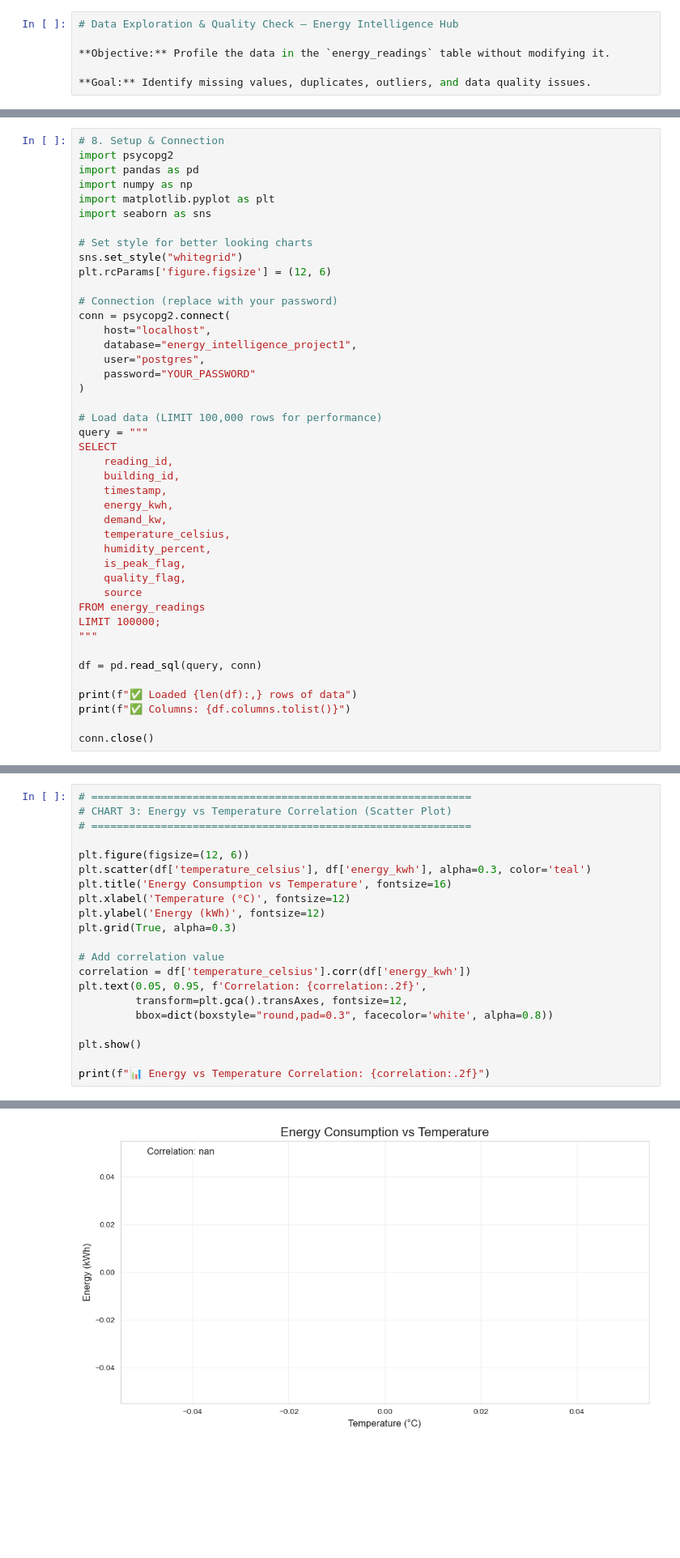
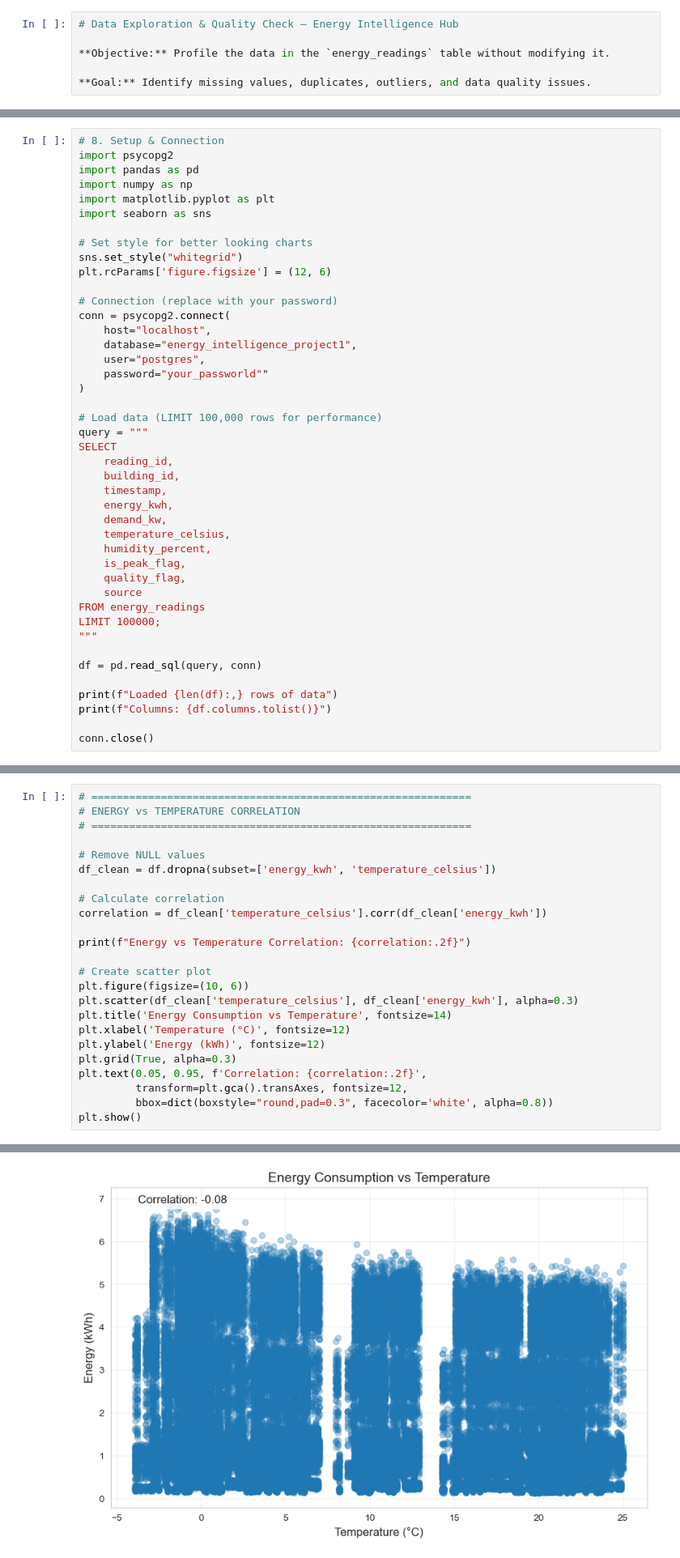
Before and after one commit to islam351/energy_intelligence_project1, a Jupyter notebook: notebooks/01_data_exploration_and_cleaning.ipynb, the cells around one changed output, grey strips where cells are left out. Shown at 81% size. Cells and saved outputs as stored; diff of their text form; blank space fills up the shorter version.

Commit message:
update.corr

```diff
--- a/notebooks/01_data_exploration_and_cleaning.ipynb
+++ b/notebooks/01_data_exploration_and_cleaning.ipynb
@@ -192,7 +192,7 @@ conn = psycopg2.connect(
     host="localhost",
     database="energy_intelligence_project1",
     user="postgres",
-    password="YOUR_PASSWORD"
+    password="your_passworld""
 )
 
 # Load data (LIMIT 100,000 rows for performance)
@@ -214,8 +214,8 @@ LIMIT 100000;
 
 df = pd.read_sql(query, conn)
 
-print(f"✅ Loaded {len(df):,} rows of data")
-print(f"✅ Columns: {df.columns.tolist()}")
+print(f"Loaded {len(df):,} rows of data")
+print(f"Columns: {df.columns.tolist()}")
 
 conn.close()
 # %% [output]
@@ -381,22 +378,25 @@ building_id
 # %%
 # ============================================================
-# CHART 3: Energy vs Temperature Correlation (Scatter Plot)
+# ENERGY vs TEMPERATURE CORRELATION
 # ============================================================
 
-plt.figure(figsize=(12, 6))
-plt.scatter(df['temperature_celsius'], df['energy_kwh'], alpha=0.3, color='teal')
-plt.title('Energy Consumption vs Temperature', fontsize=16)
+# Remove NULL values
+df_clean = df.dropna(subset=['energy_kwh', 'temperature_celsius'])
+
+# Calculate correlation
+correlation = df_clean['temperature_celsius'].corr(df_clean['energy_kwh'])
+
+print(f"Energy vs Temperature Correlation: {correlation:.2f}")
+
+# Create scatter plot
+plt.figure(figsize=(10, 6))
+plt.scatter(df_clean['temperature_celsius'], df_clean['energy_kwh'], alpha=0.3)
+plt.title('Energy Consumption vs Temperature', fontsize=14)
 plt.xlabel('Temperature (°C)', fontsize=12)
 plt.ylabel('Energy (kWh)', fontsize=12)
 plt.grid(True, alpha=0.3)
-
-# Add correlation value
-correlation = df['temperature_celsius'].corr(df['energy_kwh'])
 plt.text(0.05, 0.95, f'Correlation: {correlation:.2f}',
          transform=plt.gca().transAxes, fontsize=12,
          bbox=dict(boxstyle="round,pad=0.3", facecolor='white', alpha=0.8))
-
 plt.show()
-
-print(f"📊 Energy vs Temperature Correlation: {correlation:.2f}")
 # %% [output]
@@ -403 +404 @@ print(f"📊 Energy vs Temperature Correlation: {correlation:.2f}")
-[figure, old version]
+[figure, new version]
```
Also changed, not shown: parts of 20 cells of this notebook, 2 other files.
